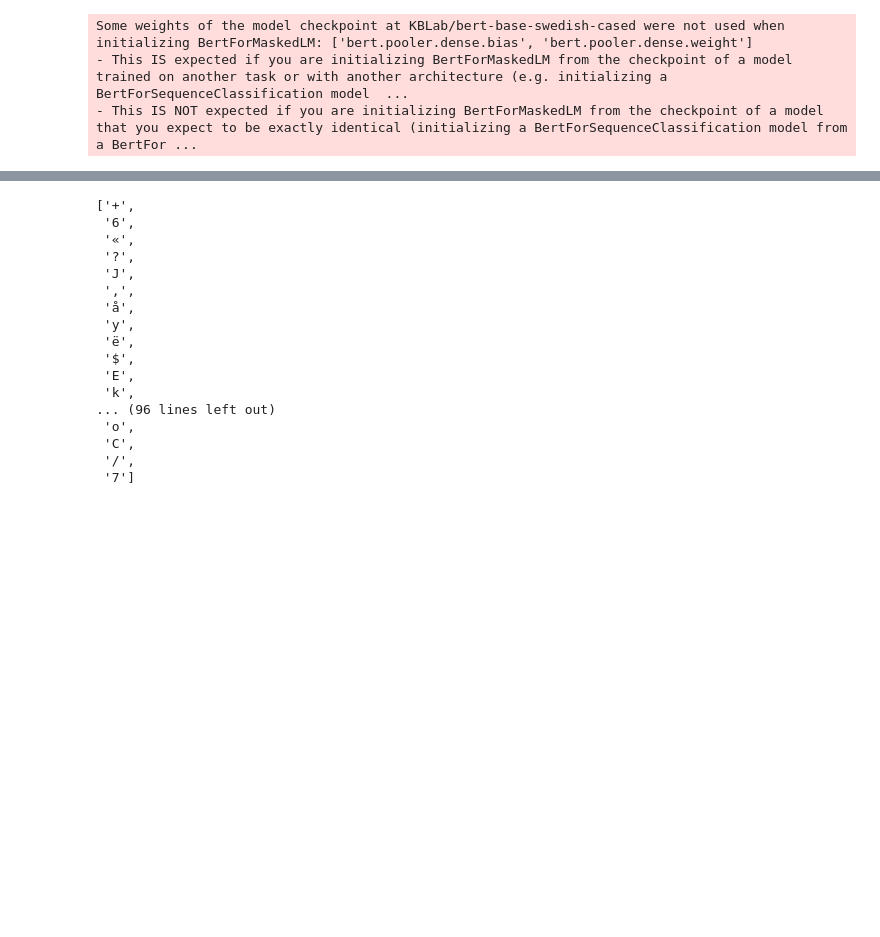
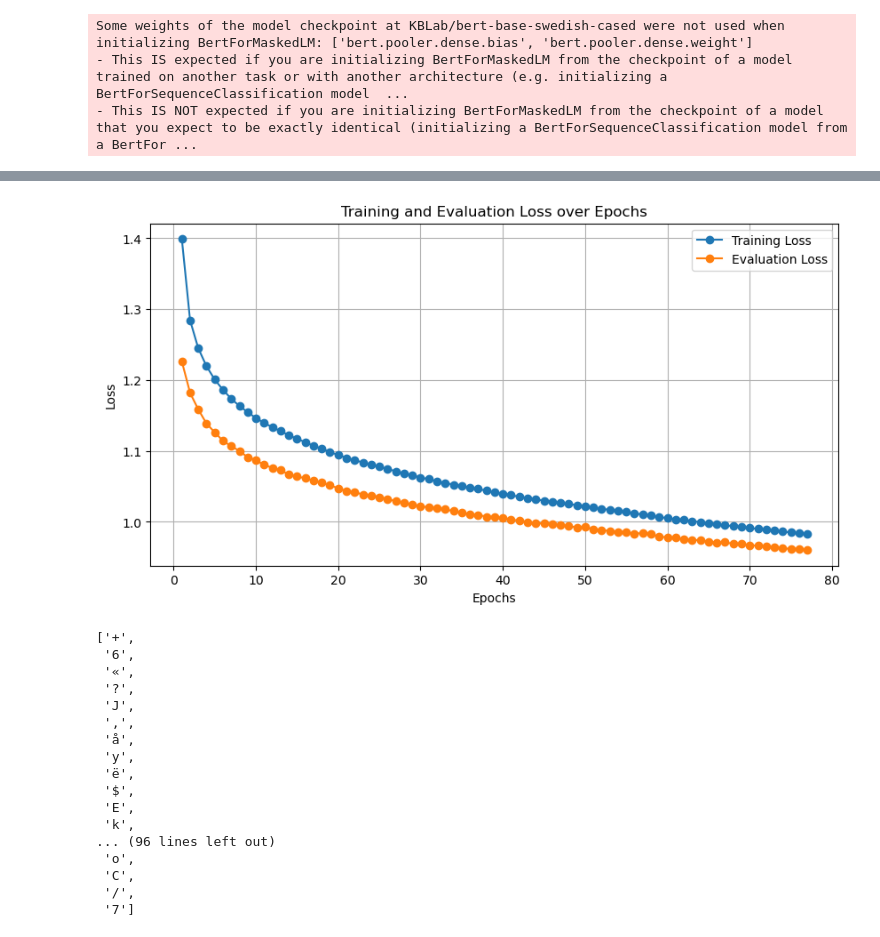
Before and after one commit to swerik-project/pretraining_plm, a Jupyter notebook: finetuning.ipynb, the cells around one changed output, grey strips where cells are left out. Saved outputs shown, nothing was run; the diff lists cells and outputs as text; code cells hidden in the pictures; blank space fills up the shorter version.

```diff
--- a/finetuning.ipynb
+++ b/finetuning.ipynb
@@ -360,33 +392,35 @@ math.exp(0.13192342221736908)
 # %%
 import json
 import matplotlib.pyplot as plt
 
 # Charger les données à partir du fichier JSON
-with open("finetuning_hugging_whitespace-finetuned-imdb/checkpoint-4179250/trainer_state.json", 'r') as file:
+with open("finetuning_hugging_whitespace-finetuned-imdb/checkpoint-4408250/trainer_state.json", 'r') as file:
     data = json.load(file)
 
 train_loss = []
 eval_loss = []
 epoch_train = []
 epoch_test=[]
 
 for entry in data['log_history']:
     if 'loss' in entry:
         train_loss.append(entry['loss'])
         epoch_train.append((entry['epoch']))
     elif 'eval_loss' in entry:
         eval_loss.append(entry['eval_loss'])
         epoch_test.append((entry['epoch']))
 
 plt.figure(figsize=(10, 5))
 plt.plot(epoch_train, train_loss, label='Training Loss', marker='o')
 plt.plot(epoch_test, eval_loss, label='Evaluation Loss', marker='o')
 plt.title('Training and Evaluation Loss over Epochs')
 plt.xlabel('Epochs')
 plt.ylabel('Loss')
 plt.legend()
 plt.grid(True)
 plt.show()
+# %% [output]
+[figure, added]
 # %%
 pad_token_id= tokenizer.pad_token_id
 sep_token_id = tokenizer.sep_token_id
```
Also changed, not shown: parts of 5 cells of this notebook, 3 other files.
